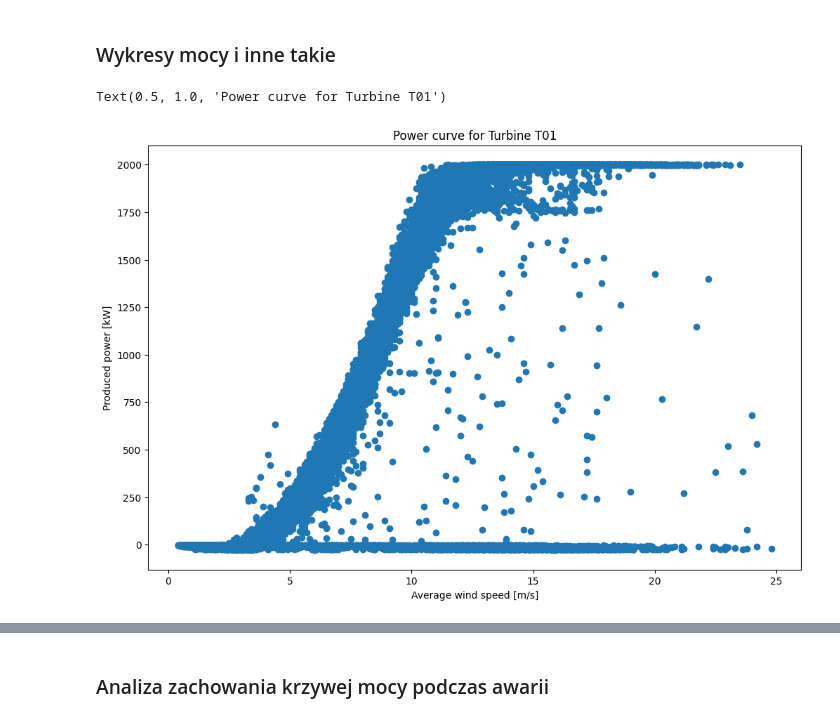
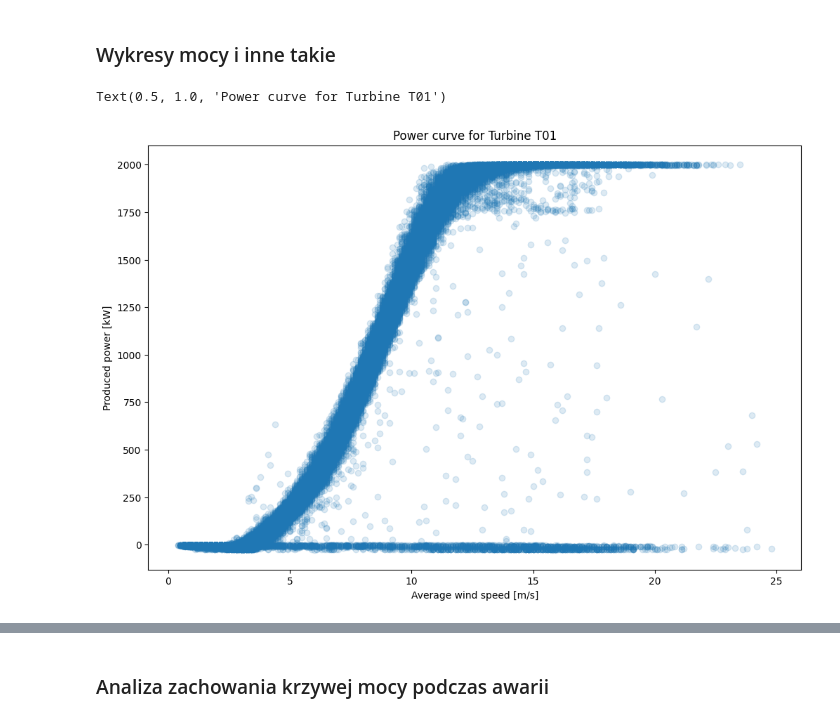
Before and after one commit to AntoniKedzierski/Windfarm, a Jupyter notebook: data_exploration.ipynb, the cells around one changed output, grey strips where cells are left out. Cells and saved outputs as stored; diff of their text form; code cells hidden in the pictures.

```diff
--- a/data_exploration.ipynb
+++ b/data_exploration.ipynb
@@ -27,11 +25,11 @@ TypeError: Cannot convert tz-naive timestamps, use tz_localize to localize
 # %% [markdown]
 ### Wykresy mocy i inne takie
 # %%
-plt.scatter(signals_T01.Amb_WindSpeed_Avg, signals_T01.Grd_Prod_Pwr_Avg)
+plt.scatter(signals_T01.Amb_WindSpeed_Avg, signals_T01.Grd_Prod_Pwr_Avg, alpha=0.15)
 plt.xlabel("Average wind speed [m/s]")
 plt.ylabel("Produced power [kW]")
 plt.title("Power curve for Turbine T01")
 # %% [output]
 Text(0.5, 1.0, 'Power curve for Turbine T01')
-[figure, old version]
+[figure, new version]
 # %%
```
Also changed, not shown: parts of 33 cells of this notebook, 1 other file.
